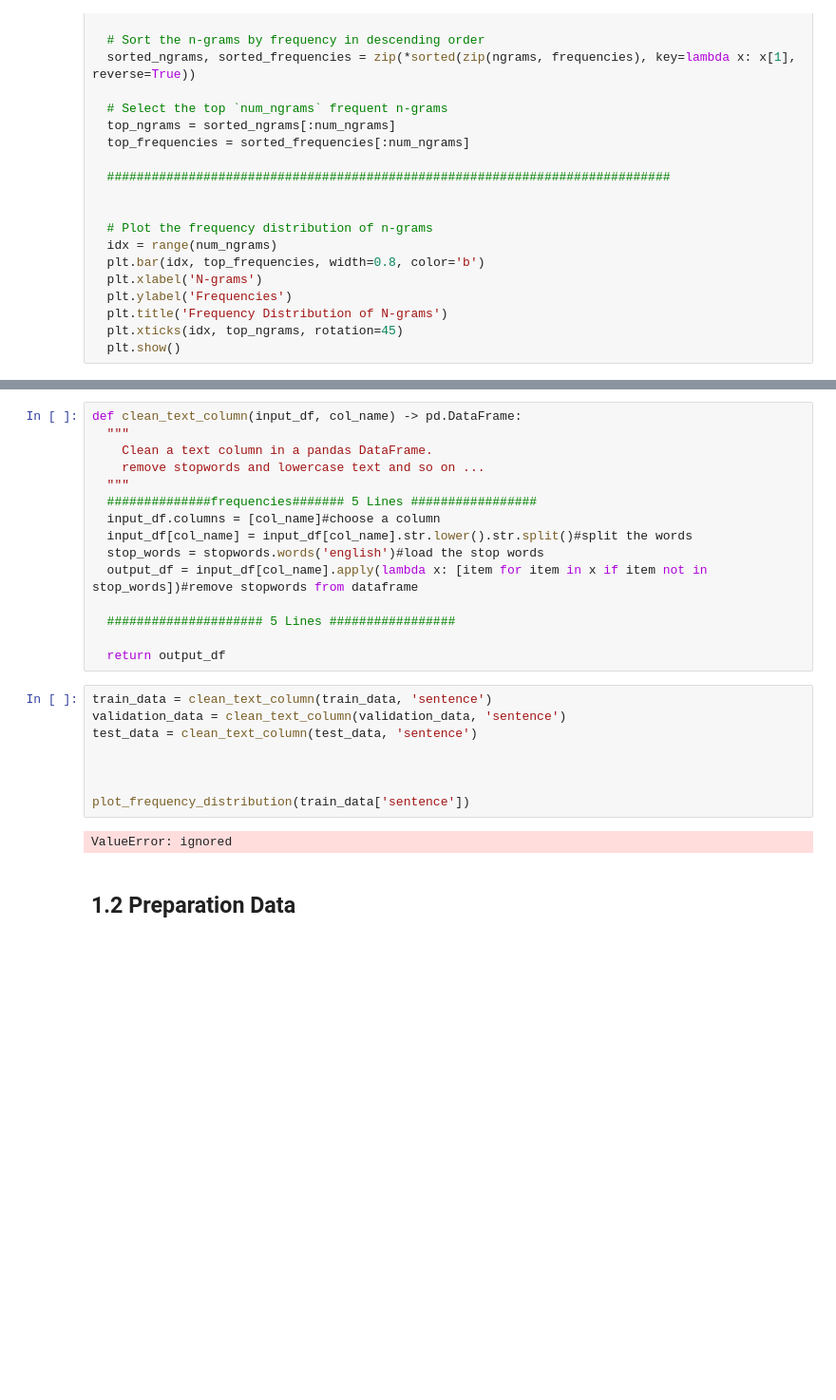
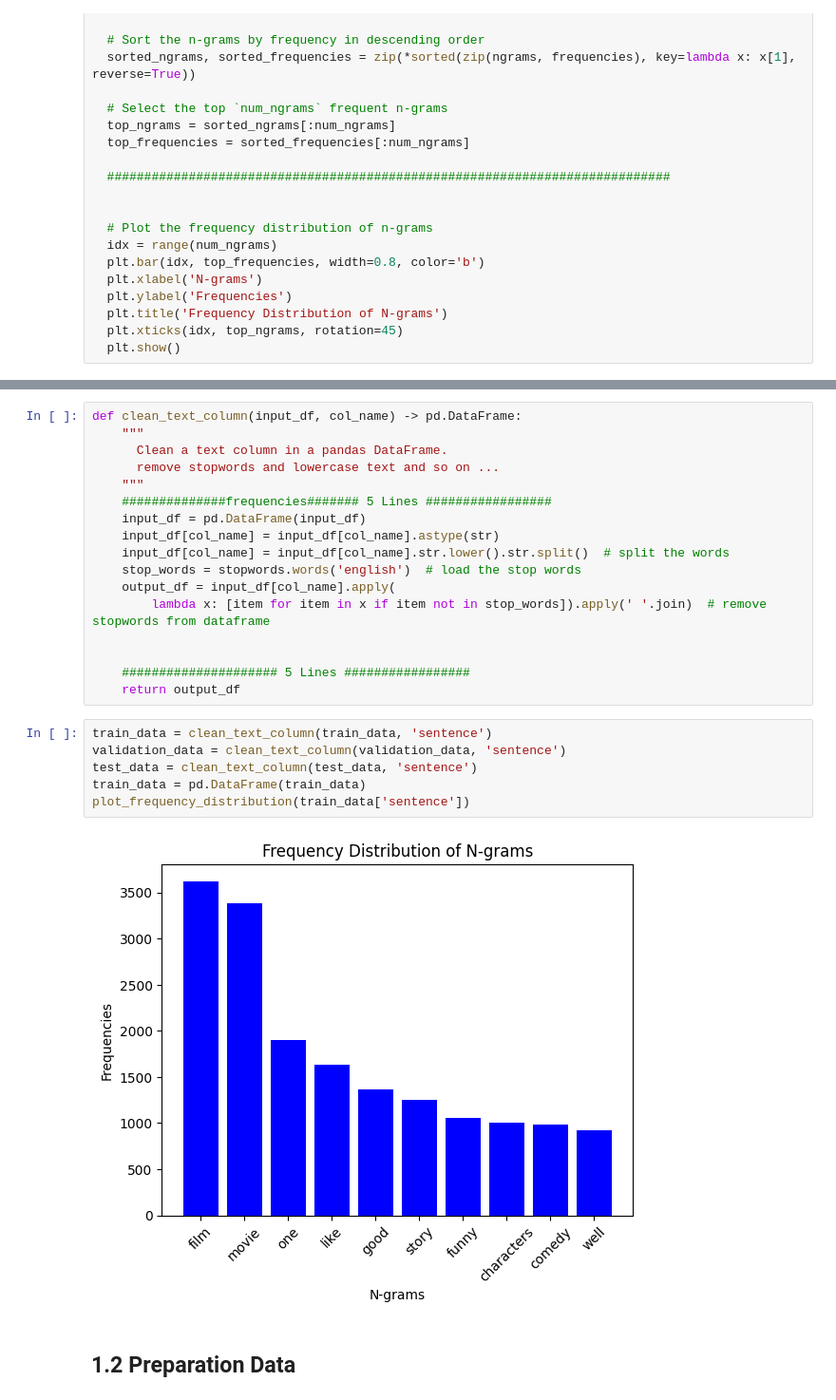
Before and after one commit to zeynabyousefi/Assignment_Pytorch_sample_task_Sentiment_Analysis., a Jupyter notebook: Assignment_Pytorch_sample_task_Sentiment_Analysis.ipynb, the cells around one changed output, grey strips where cells are left out. Shown: that part at 95% size. Saved outputs shown, nothing was run; the diff lists cells and outputs as text; blank space fills up the shorter version.

```diff
--- a/Assignment_Pytorch_sample_task_Sentiment_Analysis.ipynb
+++ b/Assignment_Pytorch_sample_task_Sentiment_Analysis.ipynb
@@ -227,28 +242,28 @@ plot_frequency_distribution(train_data['sentence'])
 # %%
 def clean_text_column(input_df, col_name) -> pd.DataFrame:
-  """
-    Clean a text column in a pandas DataFrame.
-    remove stopwords and lowercase text and so on ...
-  """
-  ##############frequencies####### 5 Lines #################
-  input_df.columns = [col_name]#choose a column
-  input_df[col_name] = input_df[col_name].str.lower().str.split()#split the words
-  stop_words = stopwords.words('english')#load the stop words
-  output_df = input_df[col_name].apply(lambda x: [item for item in x if item not in stop_words])#remove stopwords from dataframe
+    """
+      Clean a text column in a pandas DataFrame.
+      remove stopwords and lowercase text and so on ...
+    """
+    ##############frequencies####### 5 Lines #################
+    input_df = pd.DataFrame(input_df)
+    input_df[col_name] = input_df[col_name].astype(str)
+    input_df[col_name] = input_df[col_name].str.lower().str.split()  # split the words
+    stop_words = stopwords.words('english')  # load the stop words
+    output_df = input_df[col_name].apply(
+        lambda x: [item for item in x if item not in stop_words]).apply(' '.join)  # remove stopwords from dataframe
 
-  ##################### 5 Lines #################
 
-  return output_df
+    ##################### 5 Lines #################
+    return output_df
 # %%
 train_data = clean_text_column(train_data, 'sentence')
 validation_data = clean_text_column(validation_data, 'sentence')
 test_data = clean_text_column(test_data, 'sentence')
-
-
-
+train_data = pd.DataFrame(train_data)
 plot_frequency_distribution(train_data['sentence'])
 # %% [output]
-ValueError: ignored
+[figure, added]
 # %% [markdown]
 ## 1.2 Preparation Data
 # %% [markdown]
```
Also changed, not shown: parts of 2 cells of this notebook.
